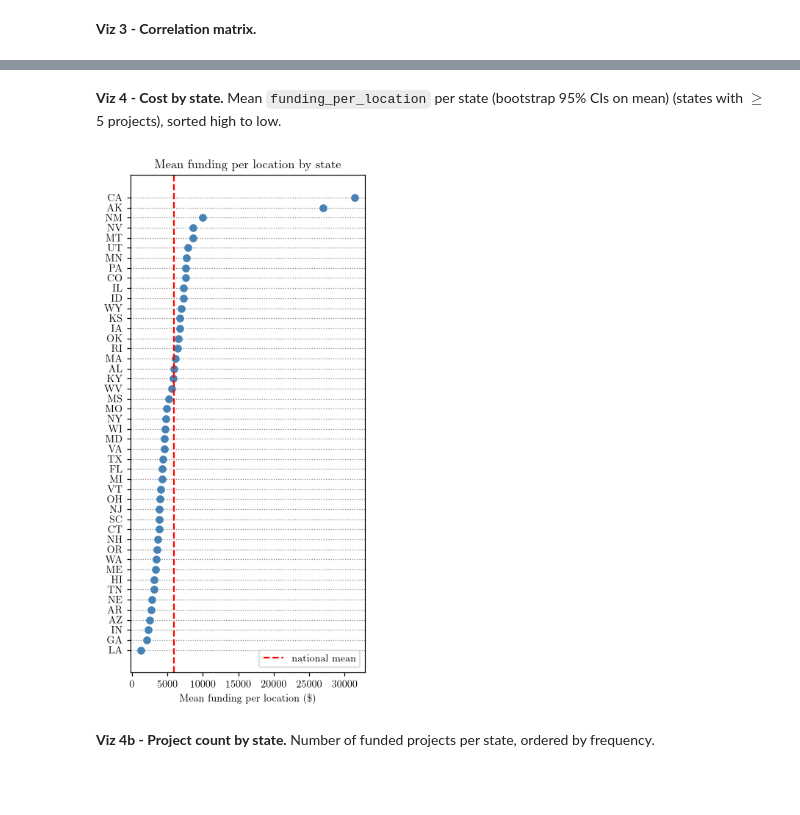
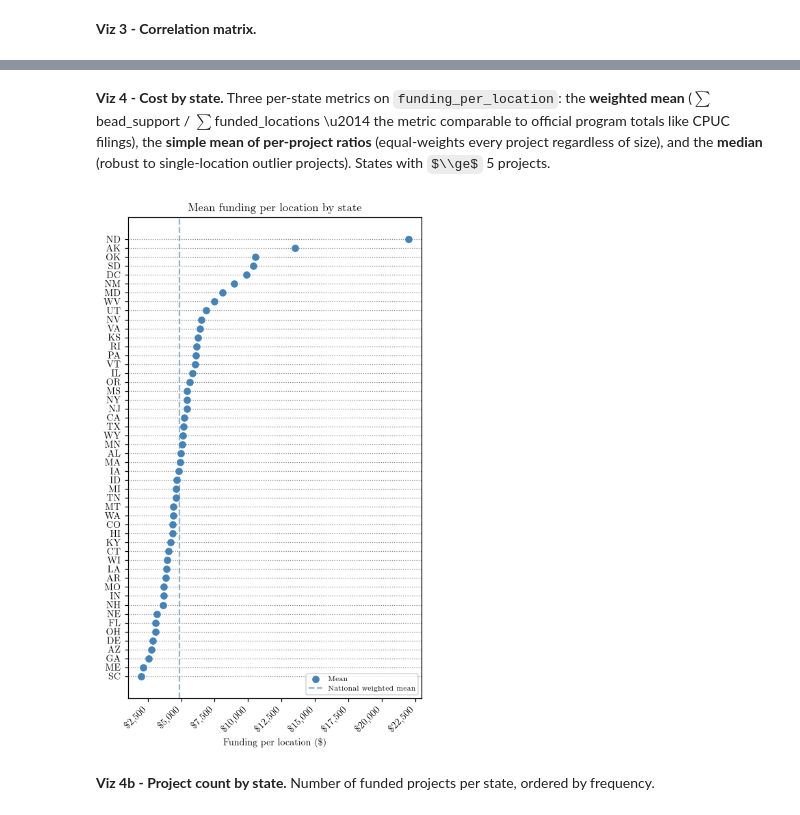
Before and after one commit to yusunnyf/bead_funding_predictor, a Jupyter notebook: eda/bead_eda_cai.ipynb, the cells around one changed output, grey strips where cells are left out. Drawn from its saved outputs; the diff is of its cells as text; code cells hidden in the pictures; some formulas as TeX source; blank space fills up the shorter version.

Commit message:
fix(eda): fix mean calculation and reran data viz

```diff
--- a/eda/bead_eda_cai.ipynb
+++ b/eda/bead_eda_cai.ipynb
@@ -342,28 +323,52 @@ plt.show()
 # %% [markdown]
-**Viz 4 - Cost by state.** Mean `funding_per_location` per state (bootstrap 95% CIs on mean) (states with $\ge$ 5 projects), sorted high to low.
+**Viz 4 - Cost by state.** Three per-state metrics on `funding_per_location`: the **weighted mean** ($\sum$bead_support / $\sum$funded_locations \u2014 the metric comparable to official program totals like CPUC filings), the **simple mean of per-project ratios** (equal-weights every project regardless of size), and the **median** (robust to single-location outlier projects). States with $\\ge$ 5 projects.
 # %%
-# Viz 4a - Mean funding per location by state
-state_stats = (eda.groupby('state')['funding_per_location']
-                 .agg(['mean', 'count'])
-                 .query('count >= 5')
-                 .sort_values('mean', ascending=False))
+# Viz 4a - Funding per location by state: weighted mean vs simple mean vs median
+def weighted_mean(g):
+    return g['bead_support'].sum() / g['funded_locations'].sum()
 
-plt.figure(figsize=(3.5, 7.0))
+state_metrics = (
+    eda.groupby('state')
+       .apply(lambda g: pd.Series({
+           'weighted_mean': weighted_mean(g),
+           'simple_mean': g['funding_per_location'].mean(),
+           'median': g['funding_per_location'].median(),
+           'count': len(g),
+       }))
+    #    .query('count >= 5')
+       .sort_values('weighted_mean', ascending=False)
+)
+
+national_weighted = eda['bead_support'].sum() / eda['funded_locations'].sum()
+
+plt.figure(figsize=(4.5, 7.5))
 ax = plt.gca()
-for yi in range(len(state_stats)):
+y = range(len(state_metrics))
+for yi in y:
     ax.axhline(yi, color='gray', linestyle=':', linewidth=0.8, zorder=0)
-plt.plot(state_stats['mean'], range(len(state_stats)), 'o', color='steelblue', zorder=2)
-plt.yticks(range(len(state_stats)), state_stats.index)
+plt.plot(state_metrics['weighted_mean'], y, 'o', color='steelblue', zorder=3,
+         label=r'Mean')
+# plt.plot(state_metrics['simple_mean'], y, 's', color='indianred', zorder=2, alpha=0.8,
+#          label='Simple mean of per-project ratio')
+# plt.plot(state_metrics['median'], y, '^', color='seagreen', zorder=2, alpha=0.8,
+#          label='Median of per-project ratio')
+plt.yticks(list(y), state_metrics.index)
 plt.gca().invert_yaxis()
-plt.axvline(eda['funding_per_location'].mean(), color='red', linestyle='--', label='national mean')
-plt.xlabel(r'Mean funding per location (\$)')
-plt.legend(loc='lower right')
-plt.title(r'Mean funding per location by state')
+plt.axvline(national_weighted, color='steelblue', linestyle='--', alpha=0.6,
+            label='National weighted mean')
+plt.xscale('linear')
+currency_formatter = plt.FuncFormatter(lambda value, _: f'\${value:,.0f}')
+ax.xaxis.set_major_formatter(currency_formatter)
+ax.minorticks_off()
+plt.xticks(rotation=45, ha = "right")
+plt.xlabel(r'Funding per location (\$)')
+plt.legend(loc='lower right', fontsize=6.5)
+plt.title('Mean funding per location by state')
 plt.tight_layout()
 plt.savefig('plots_cai/viz_4a_eda_state', dpi=300)
 plt.show()
 # %% [output]
-[figure, old version]
+[figure, new version]
 # %% [markdown]
 **Viz 4b - Project count by state.** Number of funded projects per state, ordered by frequency.
 # %%
```
Also changed, not shown: parts of 58 cells of this notebook, 46 other files.
